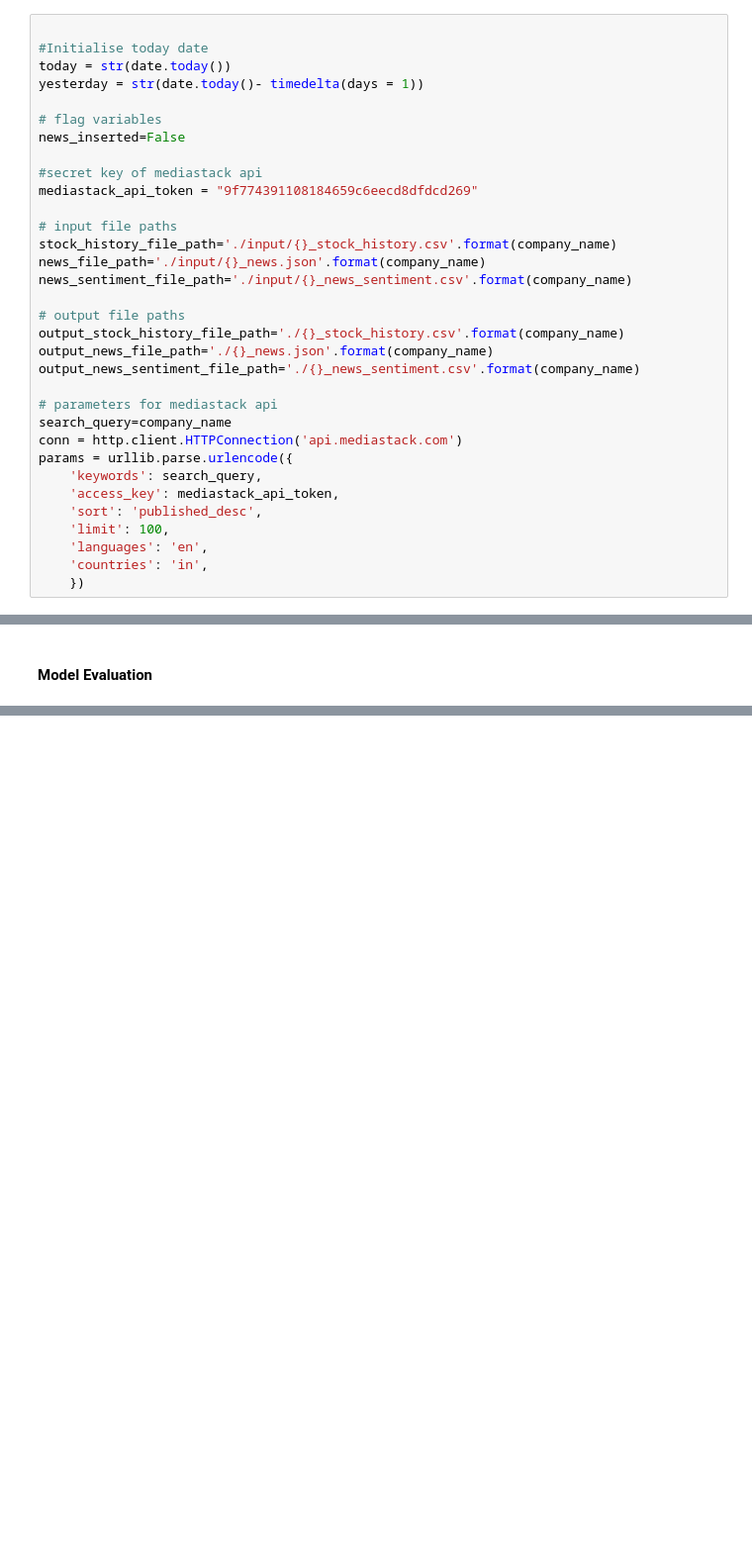
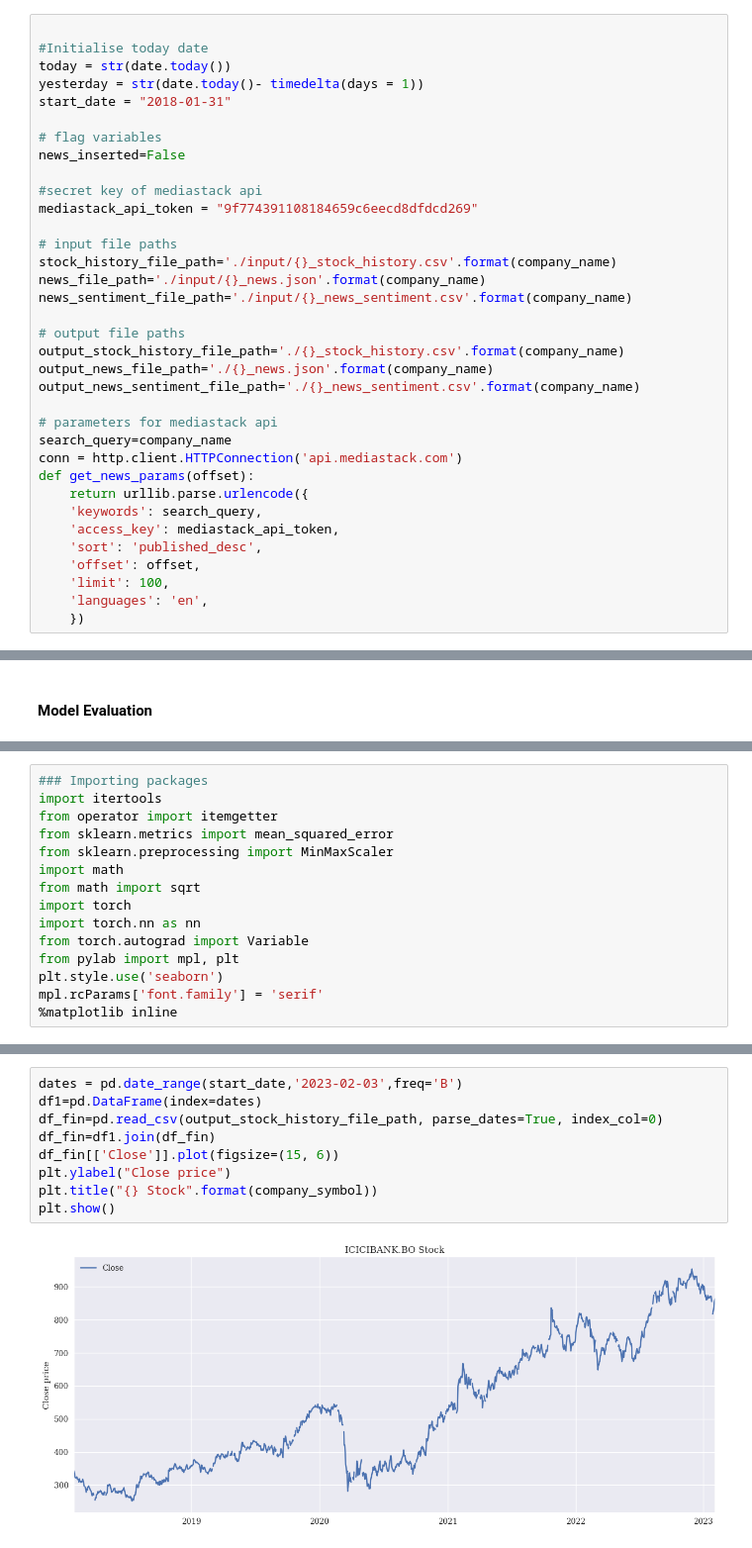
Before and after one commit to ashwinkey04/pred-backend, a Jupyter notebook: fyp_phase_1.ipynb, the cells around one changed output, grey strips where cells are left out. Shown: that part at 99% size. Drawn from its saved outputs; the diff is of its cells as text; blank space fills up the shorter version.

```diff
--- a/fyp_phase_1.ipynb
+++ b/fyp_phase_1.ipynb
@@ -149,6 +143,7 @@ company_name="TCS"
 #Initialise today date
 today = str(date.today())
 yesterday = str(date.today()- timedelta(days = 1))
+start_date = "2018-01-31"
 
 # flag variables
 news_inserted=False
@@ -169,11 +164,12 @@ output_news_sentiment_file_path='./{}_news_sentiment.csv'.format(company_name)
 # parameters for mediastack api
 search_query=company_name
 conn = http.client.HTTPConnection('api.mediastack.com')
-params = urllib.parse.urlencode({
+def get_news_params(offset):
+    return urllib.parse.urlencode({
     'keywords': search_query,
     'access_key': mediastack_api_token,
     'sort': 'published_desc',
+    'offset': offset,
     'limit': 100,
     'languages': 'en',
-    'countries': 'in',
     })
@@ -548,0 +550,15 @@ MAPE: 0.010445623481212354
+# %%
+### Importing packages
+import itertools
+from operator import itemgetter
+from sklearn.metrics import mean_squared_error
+from sklearn.preprocessing import MinMaxScaler
+import math
+from math import sqrt
+import torch
+import torch.nn as nn
+from torch.autograd import Variable
+from pylab import mpl, plt
+plt.style.use('seaborn')
+mpl.rcParams['font.family'] = 'serif'
+%matplotlib inline
@@ -548,0 +582,11 @@ MAPE: 0.010445623481212354
+# %%
+dates = pd.date_range(start_date,'2023-02-03',freq='B')
+df1=pd.DataFrame(index=dates)
+df_fin=pd.read_csv(output_stock_history_file_path, parse_dates=True, index_col=0)
+df_fin=df1.join(df_fin)
+df_fin[['Close']].plot(figsize=(15, 6))
+plt.ylabel("Close price")
+plt.title("{} Stock".format(company_symbol))
+plt.show()
+# %% [output]
+[figure, added]
```
Also changed, not shown: parts of 28 cells of this notebook, 1 other file.
